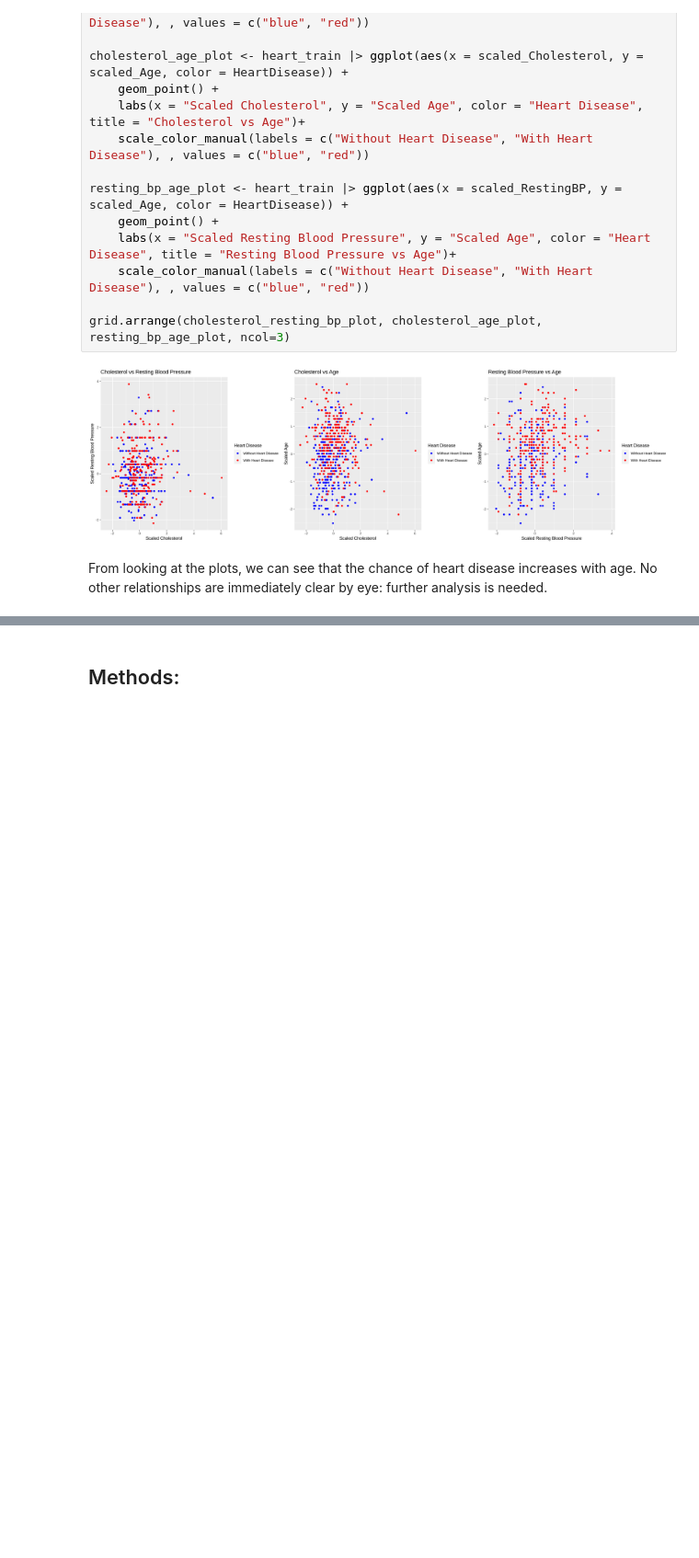
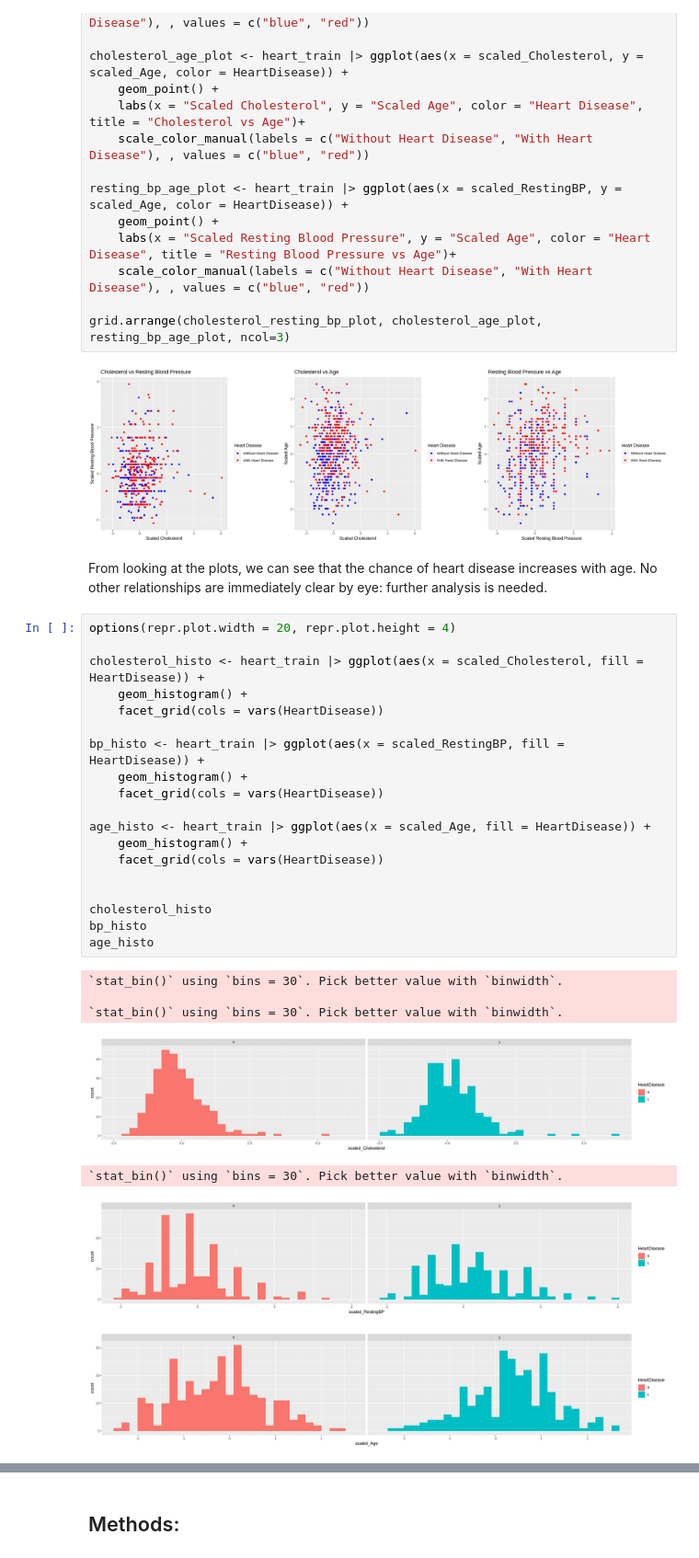
Before and after one commit to josephsoo/dsci_100_group_12, a Jupyter notebook: proposal-group-12.ipynb, the cells around one changed output, grey strips where cells are left out. Shown at 92% size. Drawn from its saved outputs; the diff is of its cells as text; blank space fills up the shorter version.

Commit message:
added histograms for each predictor

```diff
--- a/proposal-group-12.ipynb
+++ b/proposal-group-12.ipynb
@@ -148,5 +150,32 @@ resting_bp_age_plot <- heart_train |> ggplot(aes(x = scaled_RestingBP, y = scale
 grid.arrange(cholesterol_resting_bp_plot, cholesterol_age_plot, resting_bp_age_plot, ncol=3)
 # %% [output]
 [figure]
-# %% [markdown]
-From looking at the plots, we can see that the chance of heart disease increases with age. No other relationships are immediately clear by eye: further analysis is needed.
+# %% [markdown]
+From looking at the plots, we can see that the chance of heart disease increases with age. No other relationships are immediately clear by eye: further analysis is needed.
+# %%
+options(repr.plot.width = 20, repr.plot.height = 4)
+
+cholesterol_histo <- heart_train |> ggplot(aes(x = scaled_Cholesterol, fill = HeartDisease)) +
+    geom_histogram() +
+    facet_grid(cols = vars(HeartDisease))
+
+bp_histo <- heart_train |> ggplot(aes(x = scaled_RestingBP, fill = HeartDisease)) +
+    geom_histogram() +
+    facet_grid(cols = vars(HeartDisease))
+
+age_histo <- heart_train |> ggplot(aes(x = scaled_Age, fill = HeartDisease)) +
+    geom_histogram() +
+    facet_grid(cols = vars(HeartDisease))
+
+
+cholesterol_histo
+bp_histo
+age_histo
+# %% [output]
+`stat_bin()` using `bins = 30`. Pick better value with `binwidth`.
+
+`stat_bin()` using `bins = 30`. Pick better value with `binwidth`.
+[figure, added]
+`stat_bin()` using `bins = 30`. Pick better value with `binwidth`.
+[figure, added]
+[figure, added]
```
Also changed, not shown: parts of 3 cells of this notebook.
